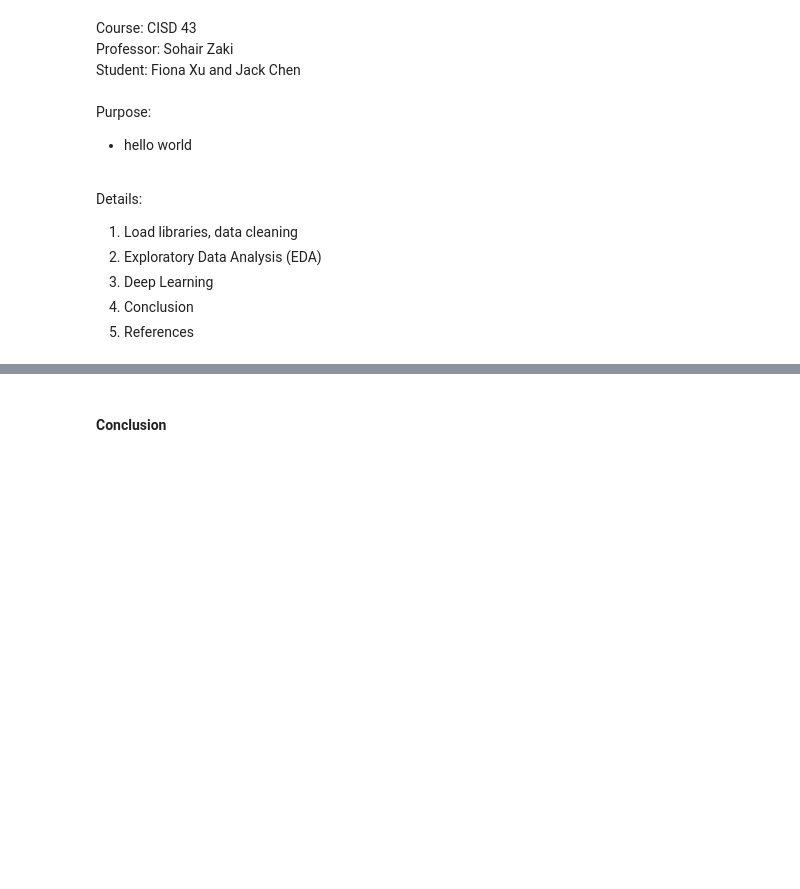
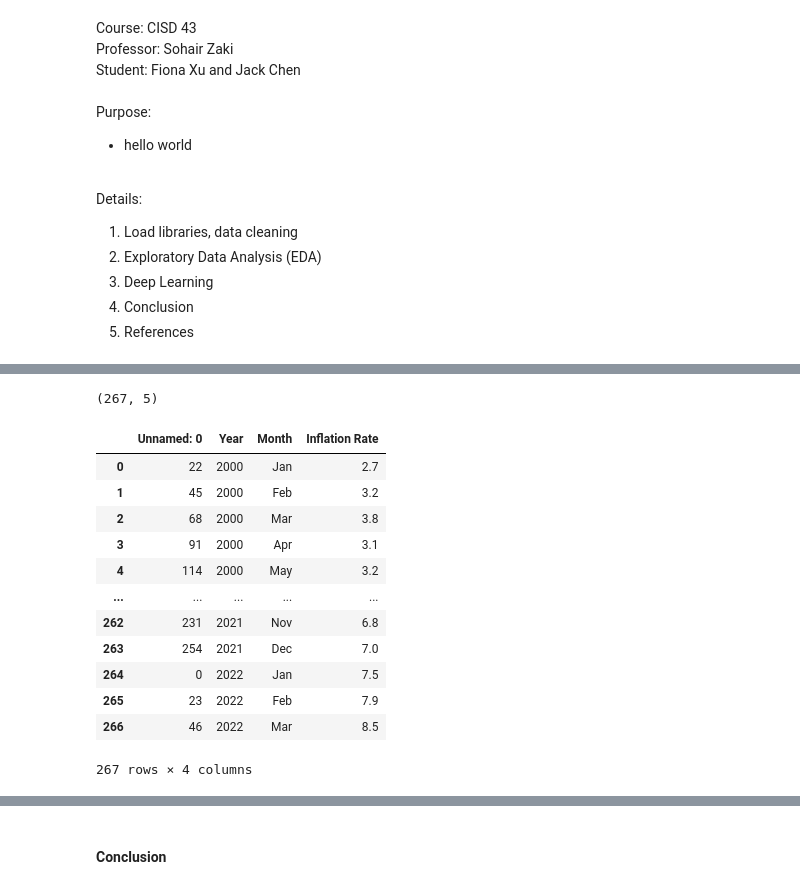
Before and after one commit to StockJanitor/Project43_DataTextMining, a Jupyter notebook: textMiningEV.ipynb, the cells around one changed output, grey strips where cells are left out. Saved outputs shown, nothing was run; the diff lists cells and outputs as text; code cells hidden in the pictures; blank space fills up the shorter version.

```diff
--- a/textMiningEV.ipynb
+++ b/textMiningEV.ipynb
@@ -155,0 +354,24 @@ info.head()
+# %%
+# sort by values
+dfisf = dfis6.sort_values(by=['year','month'])
+dfisf.shape
+# %% [output]
+(267, 5)
+# %%
+# format inflation df
+dfi1 = df_inflation.iloc[:267,:]
+dfi1
+# %% [output]
+|  | Unnamed: 0 | Year | Month | Inflation Rate |
+| 0 | 22 | 2000 | Jan | 2.7 |
+| 1 | 45 | 2000 | Feb | 3.2 |
+| 2 | 68 | 2000 | Mar | 3.8 |
+| 3 | 91 | 2000 | Apr | 3.1 |
+| 4 | 114 | 2000 | May | 3.2 |
+| ... | ... | ... | ... | ... |
+| 262 | 231 | 2021 | Nov | 6.8 |
+| 263 | 254 | 2021 | Dec | 7.0 |
+| 264 | 0 | 2022 | Jan | 7.5 |
+| 265 | 23 | 2022 | Feb | 7.9 |
+| 266 | 46 | 2022 | Mar | 8.5 |
+267 rows × 4 columns
```
Also changed, not shown: parts of 35 cells of this notebook, 10 other files.
